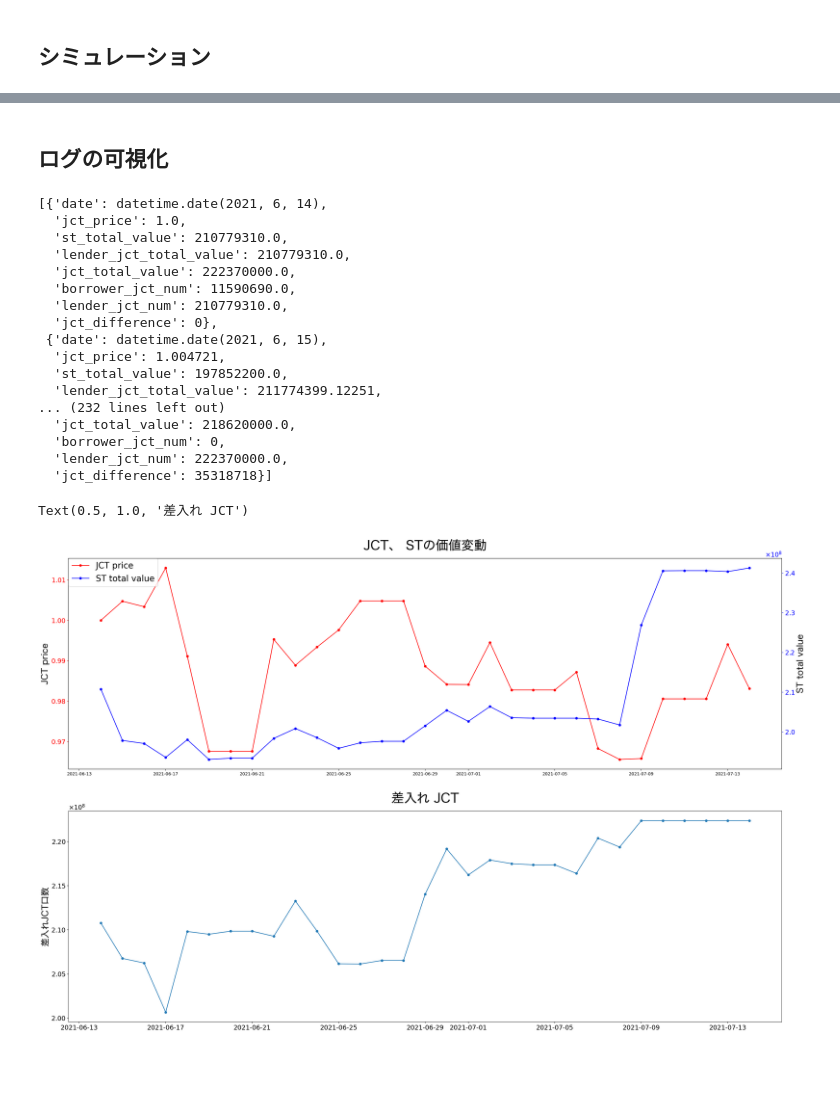
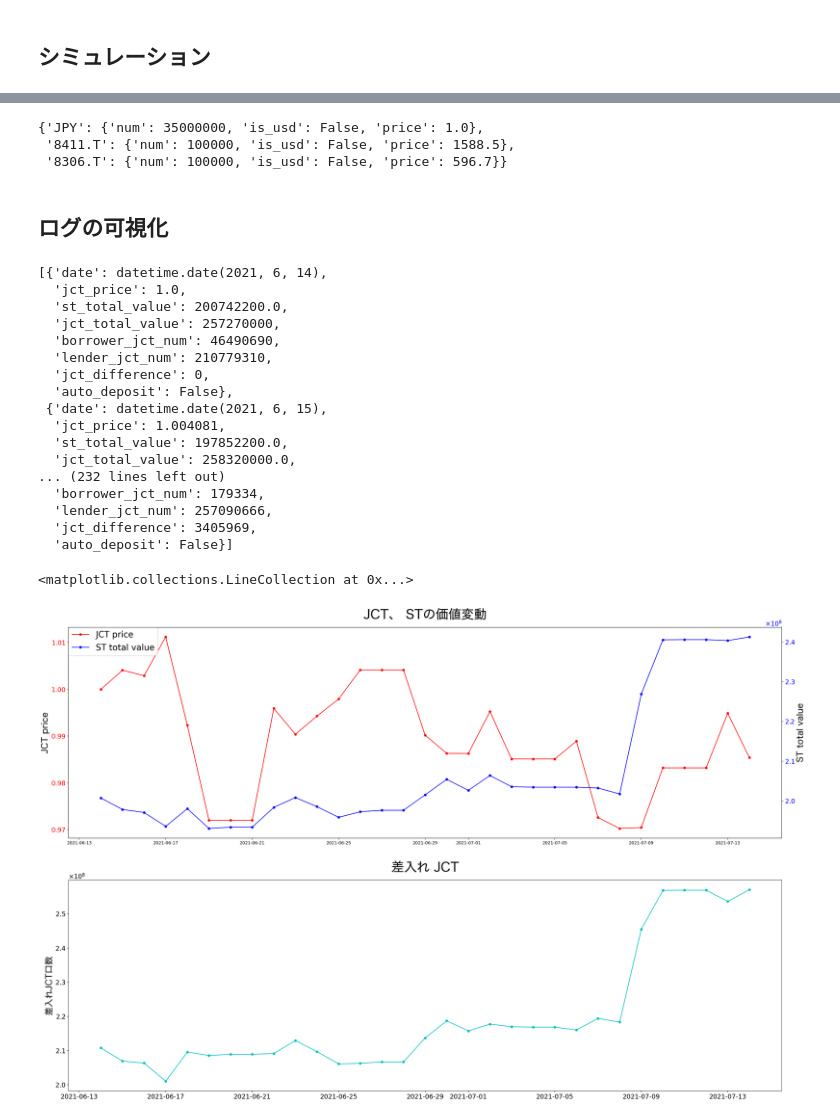
Before and after one commit to maru919/BC-experiment-simulator, a Jupyter notebook: sandbox/simulate_VariableLocal.ipynb, the cells around one changed output, grey strips where cells are left out. Cells and saved outputs as stored; diff of their text form; code cells hidden in the pictures; blank space fills up the shorter version.

Commit message:
add auto_deposit function

```diff
--- a/sandbox/simulate_VariableLocal.ipynb
+++ b/sandbox/simulate_VariableLocal.ipynb
@@ -18,7 +19,7 @@ from pprint import pprint
 # %%
 jct_portfolio_A = {
     'JPY': {
-        'num': 1000000,
+        'num': 35000000,
         'is_usd': False
     },
     '8411.T': {
@@ -63,7 +64,7 @@ def date_range(start_date, end_date):
     for n in range(int((end_date - start_date).days)):
         yield start_date + timedelta(n)
 
-transaction = VariableLocalTransaction(jct_portfolio_A, st_portfolio, date(2021, 6, 14), lender_loan_ratio=1.05, print_log=True)
+transaction = VariableLocalTransaction(jct_portfolio_A, st_portfolio, date(2021, 6, 14), lender_loan_ratio=1.05, print_log=True, auto_deposit=True)
 
 
 print('Start simulation...')
@@ -102,3 +102,9 @@ ValueError: WARNING: Borrower(A) must add JCT!!
+# %%
+transaction.jct_portfolio
+# %% [output]
+{'JPY': {'num': 35000000, 'is_usd': False, 'price': 1.0},
+ '8411.T': {'num': 100000, 'is_usd': False, 'price': 1588.5},
+ '8306.T': {'num': 100000, 'is_usd': False, 'price': 596.7}}
 # %% [markdown]
 ## ログの可視化
 # %%
@@ -109,61 +115,68 @@ st_total_value_list = [log['st_total_value'] for log in logs]
 borrower_jct_num_list = [log['borrower_jct_num'] for log in logs]
 lender_jct_num_list = [log['lender_jct_num'] for log in logs]
 jct_diff_num_list = [log['jct_difference'] for log in logs]
-from matplotlib.ticker import ScalarFormatter
+deposit_bool_list = [log['auto_deposit'] for log in logs]
+
+date_auto_deposit = []
+for i, x in enumerate(deposit_bool_list):
+    if x:
+        date_auto_deposit.append(date_list[i])
 # %%
 logs
 # %% [output]
 [{'date': datetime.date(2021, 6, 14),
   'jct_price': 1.0,
-  'st_total_value': 210779310.0,
-  'lender_jct_total_value': 210779310.0,
-  'jct_total_value': 222370000.0,
-  'borrower_jct_num': 11590690.0,
-  'lender_jct_num': 210779310.0,
-  'jct_difference': 0},
+  'st_total_value': 200742200.0,
+  'jct_total_value': 257270000,
+  'borrower_jct_num': 46490690,
+  'lender_jct_num': 210779310,
+  'jct_difference': 0,
+  'auto_deposit': False},
  {'date': datetime.date(2021, 6, 15),
-  'jct_price': 1.004721,
+  'jct_price': 1.004081,
   'st_total_value': 197852200.0,
-  'lender_jct_total_value': 211774399.12251,
+  'jct_total_value': 258320000.0,
 ... (232 lines left out)
-  'jct_total_value': 218620000.0,
-  'borrower_jct_num': 0,
-  'lender_jct_num': 222370000.0,
-  'jct_difference': 35318718}]
+  'borrower_jct_num': 179334,
+  'lender_jct_num': 257090666,
+  'jct_difference': 3405969,
+  'auto_deposit': False}]
 # %%
 fig = plt.figure(figsize=(30,20))
 # fig, ax1 = plt.subplots(figsize=(20,10))
 ax1 = fig.add_subplot(2, 1, 1)
 ax2 = fig.add_subplot(2, 1, 2)
 ax1_2 = ax1.twinx()
 
 plt.title('JCT、 STの価値変動', fontsize=30, pad=20, fontname="Hiragino Sans")
 ax1.plot(date_list, jct_price_list, marker='o', markersize=5, color='red', label='JCT price')
 ax1.set_ylabel('JCT price', fontsize=20, fontname="Hiragino Sans")
 ax1.yaxis.set_major_formatter(ScalarFormatter(useMathText=True))
 ax1_2.plot(date_list, st_total_value_list, marker='o', markersize=5, color='blue', label='ST total value')
 ax1_2.set_ylabel('ST total value', fontsize=20, fontname="Hiragino Sans")
 ax1_2.yaxis.set_major_formatter(ScalarFormatter(useMathText=True))
 handler1, label1 = ax1.get_legend_handles_labels()
 handler2, label2 = ax1_2.get_legend_handles_labels()
 
 ax1.legend(handler1 + handler2, label1 + label2, loc=2, borderaxespad=0., fontsize=20)
 ax1.tick_params(axis='y', colors='red', labelsize=15)
 ax1.yaxis.offsetText.set_fontsize(15)
 ax1.xaxis.offsetText.set_fontsize(15)
 ax1_2.xaxis.offsetText.set_fontsize(15)
 ax1_2.tick_params(axis='y', colors='blue', labelsize=15)
 ax1_2.yaxis.offsetText.set_fontsize(15)
+ax1.vlines(date_auto_deposit, min(jct_price_list), max(jct_price_list), color='orange', linestyle='dashed', linewidth=3)
 
-ax2.plot(date_list, lender_jct_num_list, marker='o', markersize=5)
+ax2.plot(date_list, lender_jct_num_list, marker='o', markersize=5, color='c')
 ax2.set_ylabel('差入れJCT口数', fontsize=20, fontname="Hiragino Sans")
 ax2.yaxis.set_major_formatter(ScalarFormatter(useMathText=True))
 ax2.tick_params(labelsize=15)
 ax2.yaxis.offsetText.set_fontsize(15)
 ax2.set_title('差入れ JCT', fontsize=30, pad=20, fontname="Hiragino Sans")
+ax2.vlines(date_auto_deposit, min(lender_jct_num_list), max(lender_jct_num_list), color='orange', linestyle='dashed', linewidth=3)
 # %% [output]
-Text(0.5, 1.0, '差入れ JCT')
+<matplotlib.collections.LineCollection at 0x...>
-[figure, old version]
+[figure, new version]
 # %%
 fig, ax = plt.subplots(figsize=(20,10))
 
```
Also changed, not shown: parts of 6 cells of this notebook, 2 other files.
